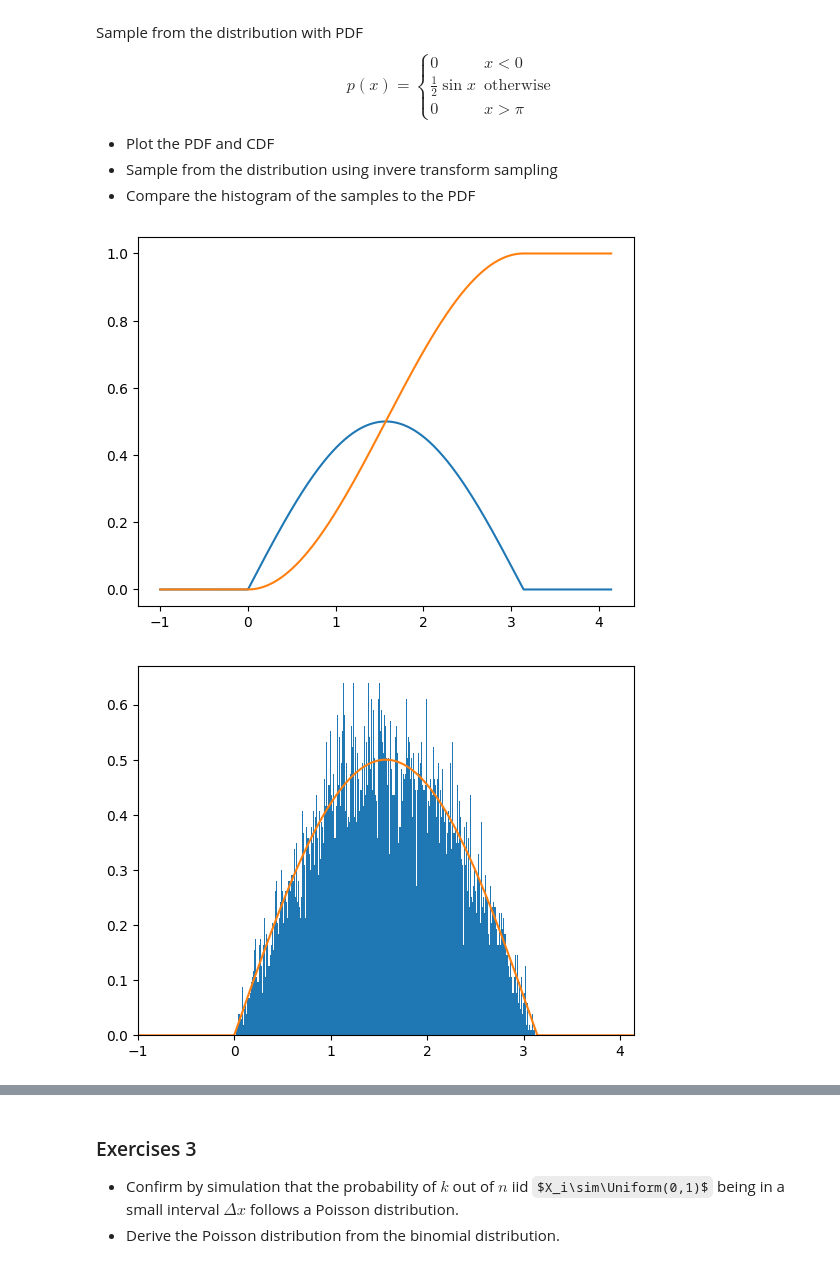
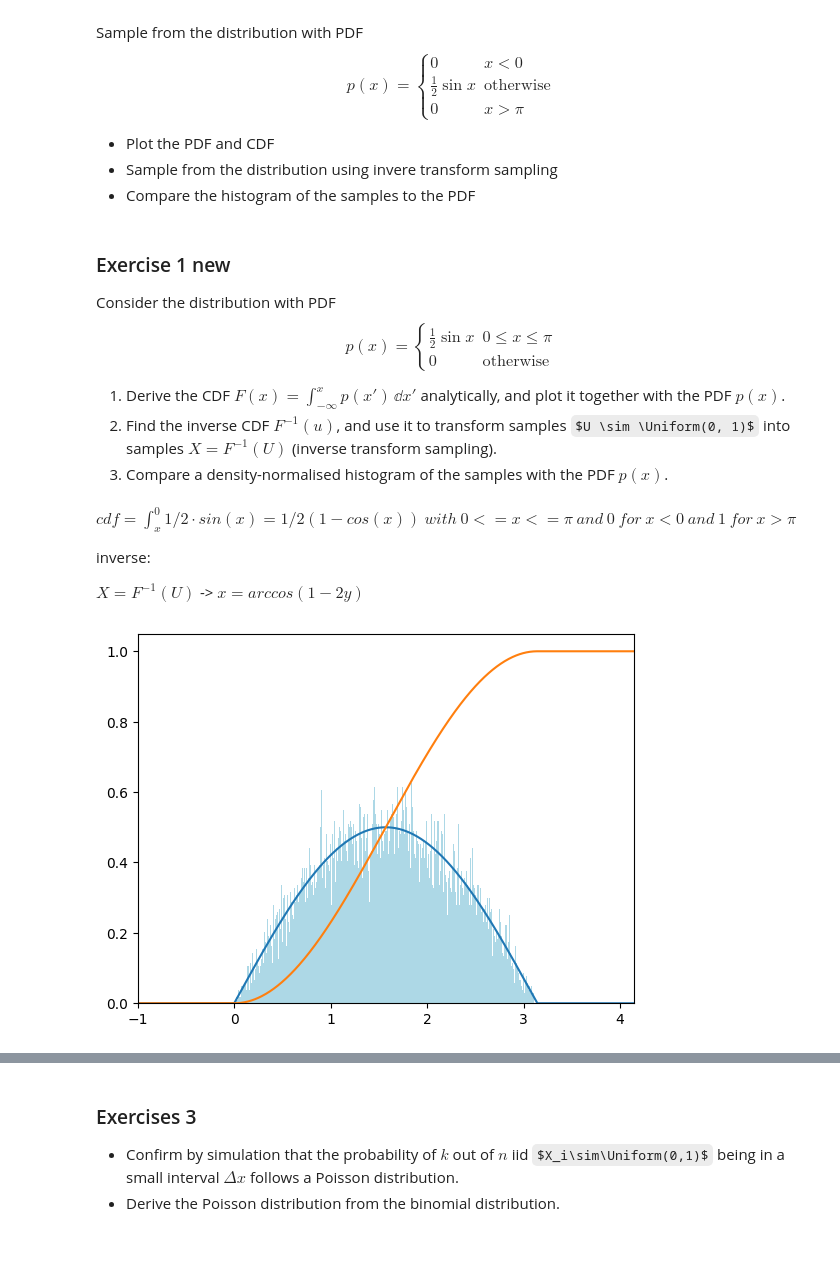
Before and after one commit to Henri-8/Bayesian-Stats-HS2026, a Jupyter notebook: my_exercise_solutions/week3_random_variables_and_probability_distributions_exercises_henri.ipynb, the cells around one changed output, grey strips where cells are left out. Drawn from its saved outputs; the diff is of its cells as text; code cells hidden in the pictures; some formulas as TeX source.

```diff
--- a/my_exercise_solutions/week3_random_variables_and_probability_distributions_exercises_henri.ipynb
+++ b/my_exercise_solutions/week3_random_variables_and_probability_distributions_exercises_henri.ipynb
@@ -29,68 +29,67 @@ $$
 - Plot the PDF and CDF
 - Sample from the distribution using invere transform sampling
 - Compare the histogram of the samples to the PDF
+# %% [markdown]
+### Exercise 1 new
+
+Consider the distribution with PDF
+$$
+    p(x) = \begin{cases}
+                \frac{1}{2}\sin x & 0 \le x \le \pi \\
+                0 & \text{otherwise}
+            \end{cases}
+$$
+
+1. Derive the CDF $F(x) = \int_{-\infty}^{x} p(x')\,\dd x'$ analytically, and plot it together with the PDF $p(x)$.
+2. Find the inverse CDF $F^{-1}(u)$, and use it to transform samples $U \sim \Uniform(0, 1)$ into samples $X = F^{-1}(U)$ (inverse transform sampling).
+3. Compare a density-normalised histogram of the samples with the PDF $p(x)$.
+# %% [markdown]
+$ cdf = \int_{x}^{0}1/2 \cdot sin(x) = 1/2(1 -cos(x)) \ with \ 0 <= x <= \pi \ and \ 0 \ for \ x < 0 \ and \ 1 \ for \ x > \pi$
+
+inverse:
+
+$X = F^{-1}(U)$ -> $x = arccos(1-2y)$
 # %%
 # exercise 1
 
 # normalized to one
 
 import numpy as np
 import matplotlib.pyplot as plt
 
 def prob(xs):
-    xs = np.where(((xs < 0) | (xs > np.pi)), 0, 0.5 * np.sin(xs))
-    return xs
-
-
-x = np.linspace(-1, np.pi+1, 1000)
-
-prob_x = prob(xs=x)
-
-plt.plot(x,prob_x)
-plt.show
+    return np.where(((xs < 0) | (xs > np.pi)), 0, 0.5 * np.sin(xs))
 
 def cdf(xs):
     cond_list = [
         xs < 0,
         xs > np.pi,
     ]
     choice_list = [
         0,
         1,
     ]
 
-    xs = np.select(condlist= cond_list, choicelist=choice_list, default=-0.5 * np.cos(xs) + 0.5)
-    return xs
-
-cdf_x = cdf(xs = x)
-
-plt.plot(x, cdf_x)
-plt.show()
+    return np.select(condlist= cond_list, choicelist=choice_list, default=-0.5 * np.cos(xs) + 0.5)
 
 
 def inverse_cdf(n_samples):
     a = np.random.rand(n_samples)
+    return np.arccos(-2*a+1)
 
-    cond_list = [
-            a == 0,
-            a == 1,
-        ]
-    choice_list = [
-        0,
-        np.pi,
-    ]
-    a = np.select(condlist= cond_list, choicelist=choice_list, default=np.arccos(-2*a+1))
-    return a
+x = np.linspace(-1, np.pi+1, 1000)
+prob_x = prob(xs=x)
+cdf_x = cdf(xs = x)
 
 my_xs = inverse_cdf(10000)
 
-plt.hist(my_xs, bins= 300, density= True)
+plt.plot(x,prob_x)
+plt.plot(x, cdf_x)
+plt.hist(my_xs, bins= 300, density= True, color='lightblue', alpha = 1)
 plt.xlim(-1, np.pi+1)
-plt.plot(x,prob_x)
 plt.show()
 # %% [output]
-[figure, old version]
+[figure, new version]
-[figure, removed]
 # %%
 # prob(x) = 1/2 sin(x)
 # arcsin(2prob(x)) = x
```
Also changed, not shown: parts of 4 cells of this notebook.
